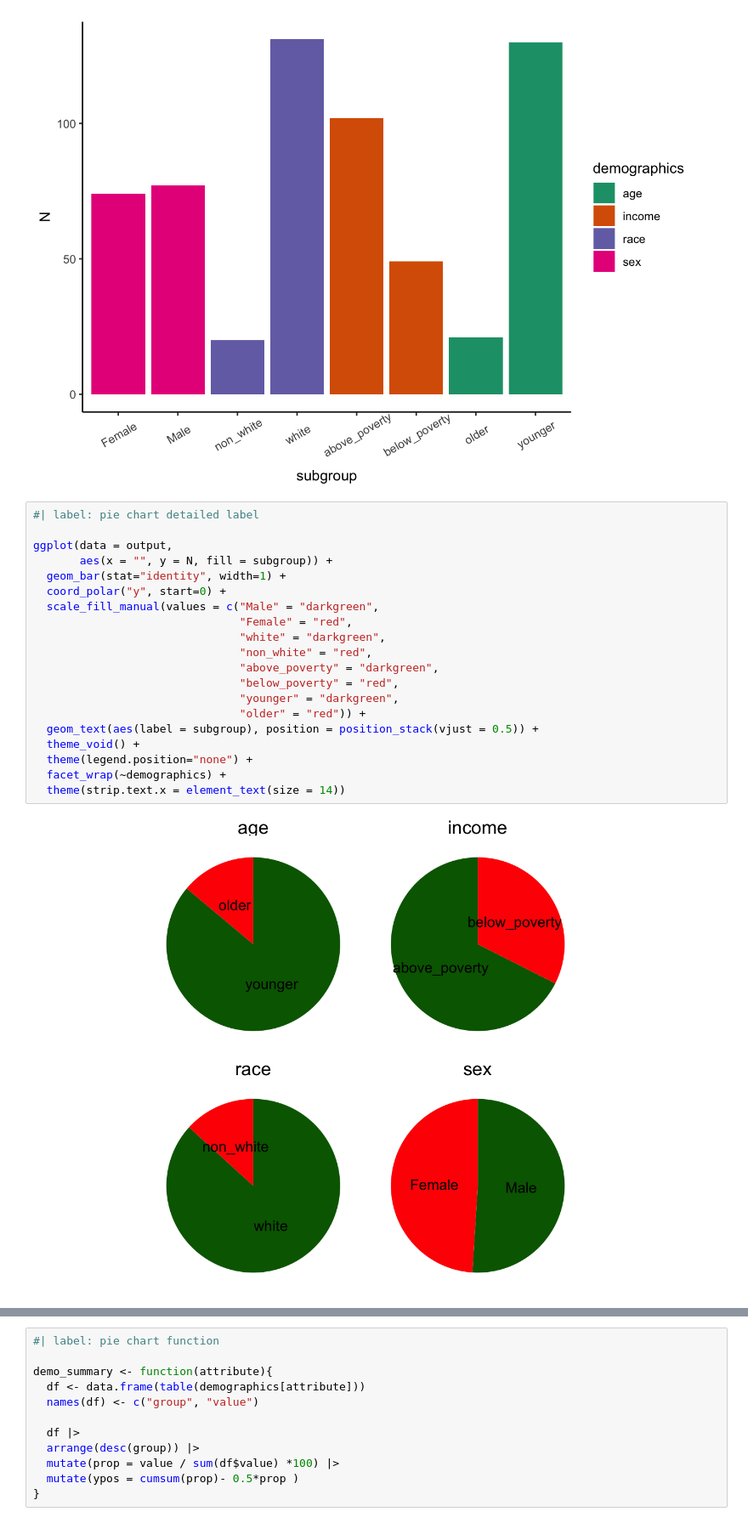
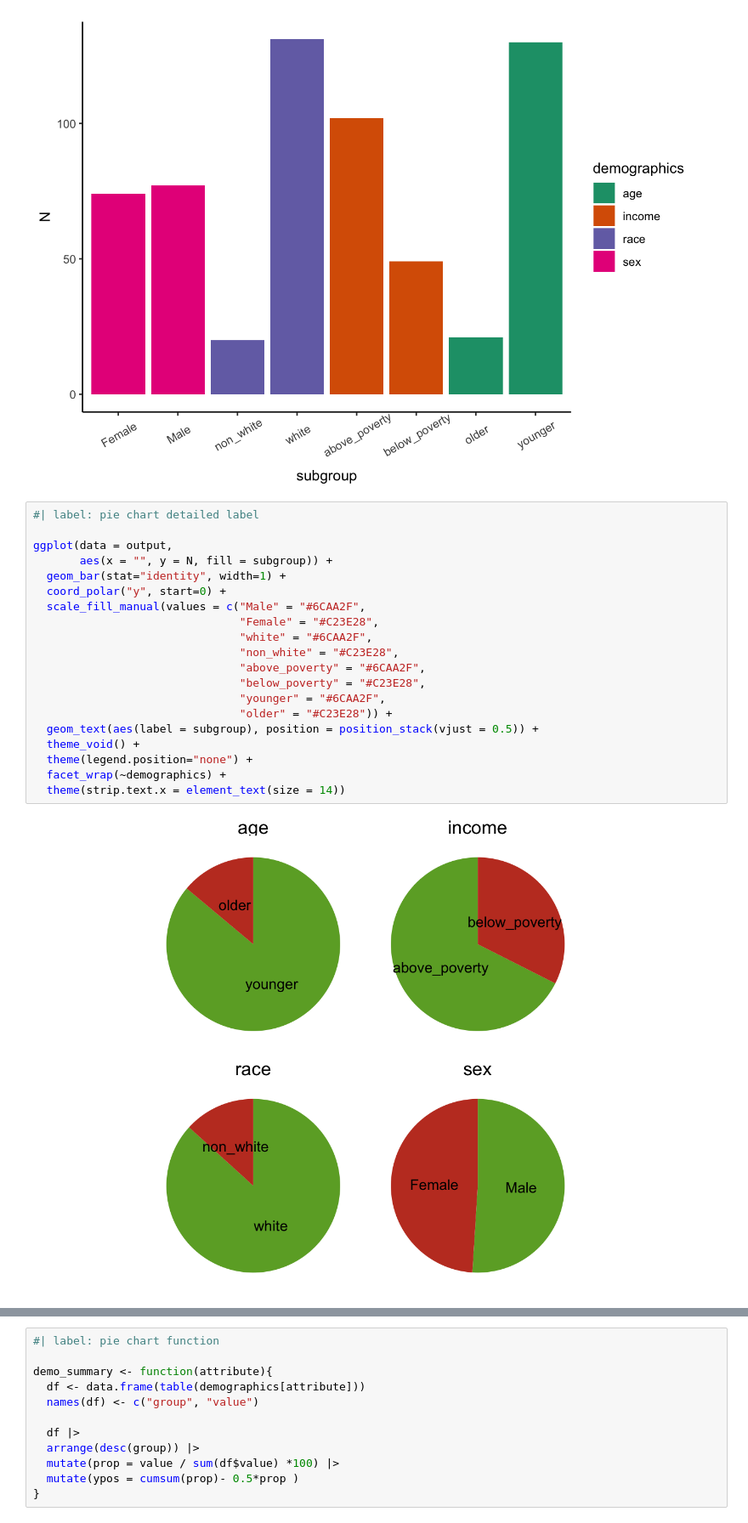
Before and after one commit to jjcurtin/study_fairema, a Jupyter notebook: notebooks/demographics.embed.ipynb, the cells around one changed output, grey strips where cells are left out. Shown at 85% size. Drawn from its saved outputs; the diff is of its cells as text.

```diff
--- a/notebooks/demographics.embed.ipynb
+++ b/notebooks/demographics.embed.ipynb
@@ -135,25 +135,25 @@ ggplot(output, aes(subgroup, N, fill=demographics)) +
 # %%
 #| label: pie chart detailed label
 
 ggplot(data = output,
        aes(x = "", y = N, fill = subgroup)) +
   geom_bar(stat="identity", width=1) +
   coord_polar("y", start=0) +
-  scale_fill_manual(values = c("Male" = "darkgreen",
-                               "Female" = "red",
-                               "white" = "darkgreen",
-                               "non_white" = "red",
-                               "above_poverty" = "darkgreen",
-                               "below_poverty" = "red",
-                               "younger" = "darkgreen",
-                               "older" = "red")) +
+  scale_fill_manual(values = c("Male" = "#6CAA2F",
+                               "Female" = "#C23E28",
+                               "white" = "#6CAA2F",
+                               "non_white" = "#C23E28",
+                               "above_poverty" = "#6CAA2F",
+                               "below_poverty" = "#C23E28",
+                               "younger" = "#6CAA2F",
+                               "older" = "#C23E28")) +
   geom_text(aes(label = subgroup), position = position_stack(vjust = 0.5)) +
   theme_void() +
   theme(legend.position="none") +
   facet_wrap(~demographics) +
   theme(strip.text.x = element_text(size = 14))
 # %% [output]
-[figure, old version]
+[figure, new version]
 # %%
 #| label: pie chart pivileged/unprivileged
 
```
Also changed, not shown: parts of 2 cells of this notebook, 31 other files.
